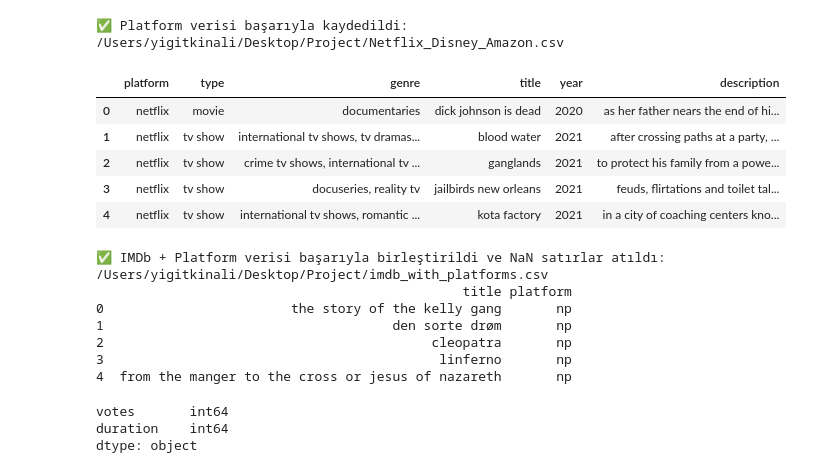
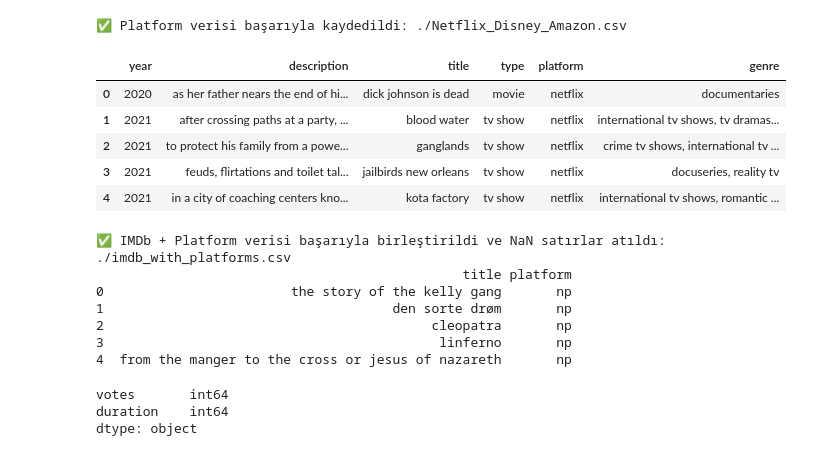
Before and after one commit to BILGI-IE-423/ie423-2024-2025-termproject-machine_can-t_learrning, a Jupyter notebook: Preprocess.ipynb, the cells around one changed output. Drawn from its saved outputs; the diff is of its cells as text; code cells hidden in the pictures.

```diff
--- a/Preprocess.ipynb
+++ b/Preprocess.ipynb
@@ -62,8 +62,8 @@ imdb.head(5)
 # %%
 # === 1. Dosyaları Yükle ===
-netflix = pd.read_csv("/Users/yigitkinali/Desktop/Project/netflix_titles.csv")
-amazon = pd.read_csv("/Users/yigitkinali/Desktop/Project/amazon_prime_titles.csv")
-disney = pd.read_csv("/Users/yigitkinali/Desktop/Project/disney_plus_titles.csv")
+netflix = pd.read_csv("./Datasets/netflix_titles.csv")
+amazon = pd.read_csv("./Datasets/amazon_prime_titles.csv")
+disney = pd.read_csv("./Datasets/disney_plus_titles.csv")
 
 # === 2. Platform Bilgisi Ekle ===
 netflix['platform'] = 'netflix'
@@ -77,47 +77,47 @@ disney['type'] = disney['type'].str.lower().str.strip()
 
 # === 4. Ortak Kolonlara Göre Birleştir
 common_cols = list(set(netflix.columns) & set(amazon.columns) & set(disney.columns))
 platforms = pd.concat([
     netflix[common_cols],
     amazon[common_cols],
     disney[common_cols]
 ], ignore_index=True)
 
 # === 5. Temizleme
 platforms['title'] = platforms['title'].str.lower().str.strip()
 platforms['title'] = platforms['title'].apply(lambda x: re.sub(r'[^\w\s]', '', x) if pd.notnull(x) else x)
 platforms['cast'] = platforms['cast'].str.lower().str.strip()
 platforms['listed_in'] = platforms['listed_in'].str.lower().str.strip()
 platforms['description'] = platforms['description'].str.lower().str.strip()
 
 # === 6. release_year → year
 platforms.rename(columns={'release_year': 'year', 'listed_in': 'genre',  }, inplace=True)
 
 # === 7. Gereksiz kolonları kaldır
 platforms.drop(columns=['rating', 'cast', 'country', 'duration', 'show_id', 'director', 'date_added'],
                inplace=True, errors='ignore')
 
 # === 8. Kaydet
-output_path = "/Users/yigitkinali/Desktop/Project/Netflix_Disney_Amazon.csv"
+output_path = "./Netflix_Disney_Amazon.csv"
 platforms.to_csv(output_path, index=False)
 print("✅ Platform verisi başarıyla kaydedildi:", output_path)
 
 # ✅ İlk 50 satırı göster
 platforms.head(5)
 # %% [output]
-✅ Platform verisi başarıyla kaydedildi: /Users/yigitkinali/Desktop/Project/Netflix_Disney_Amazon.csv
+✅ Platform verisi başarıyla kaydedildi: ./Netflix_Disney_Amazon.csv
-|  | platform | type | genre | title | year | description |
-| 0 | netflix | movie | documentaries | dick johnson is dead | 2020 | as her father nears the end of hi... |
-| 1 | netflix | tv show | international tv shows, tv dramas... | blood water | 2021 | after crossing paths at a party, ... |
-| 2 | netflix | tv show | crime tv shows, international tv ... | ganglands | 2021 | to protect his family from a powe... |
-| 3 | netflix | tv show | docuseries, reality tv | jailbirds new orleans | 2021 | feuds, flirtations and toilet tal... |
-| 4 | netflix | tv show | international tv shows, romantic ... | kota factory | 2021 | in a city of coaching centers kno... |
+|  | year | description | title | type | platform | genre |
+| 0 | 2020 | as her father nears the end of hi... | dick johnson is dead | movie | netflix | documentaries |
+| 1 | 2021 | after crossing paths at a party, ... | blood water | tv show | netflix | international tv shows, tv dramas... |
+| 2 | 2021 | to protect his family from a powe... | ganglands | tv show | netflix | crime tv shows, international tv ... |
+| 3 | 2021 | feuds, flirtations and toilet tal... | jailbirds new orleans | tv show | netflix | docuseries, reality tv |
+| 4 | 2021 | in a city of coaching centers kno... | kota factory | tv show | netflix | international tv shows, romantic ... |
 # %%
 # === 1. IMDb Verisini Yükle (temiz hali)
-imdb = pd.read_csv("/Users/yigitkinali/Desktop/Project/cleaned_imdb_combined.csv")
+imdb = pd.read_csv("./Datasets/cleaned_imdb_combined.csv")
 
 # === 2. Platform Verisini Yükle (temiz hali)
-platforms = pd.read_csv("/Users/yigitkinali/Desktop/Project/Netflix_Disney_Amazon.csv")
+platforms = pd.read_csv("./Datasets/Netflix_Disney_Amazon.csv")
 
 # === 3. Başlıkları normalize et (küçük harfe çevir + boşluk düzeltmeleri)
 def normalize_title(text):
@@ -147,14 +147,14 @@ imdb = imdb[imdb['rating'].notna()]
 imdb = imdb[imdb['duration'].notna()]
 
 # === 6. Kaydet
-output_path = "/Users/yigitkinali/Desktop/Project/imdb_with_platforms.csv"
+output_path = "./imdb_with_platforms.csv"
 imdb.to_csv(output_path, index=False)
 print("✅ IMDb + Platform verisi başarıyla birleştirildi ve NaN satırlar atıldı:", output_path)
 
 # ✅ Kontrol
 print(imdb[['title', 'platform']].head(5))
 # %% [output]
-✅ IMDb + Platform verisi başarıyla birleştirildi ve NaN satırlar atıldı: /Users/yigitkinali/Desktop/Project/imdb_with_platforms.csv
+✅ IMDb + Platform verisi başarıyla birleştirildi ve NaN satırlar atıldı: ./imdb_with_platforms.csv
                                                title platform
 0                        the story of the kelly gang       np
 1                                     den sorte drøm       np
```
Also changed, not shown: parts of 2 cells of this notebook, 4 other files.
